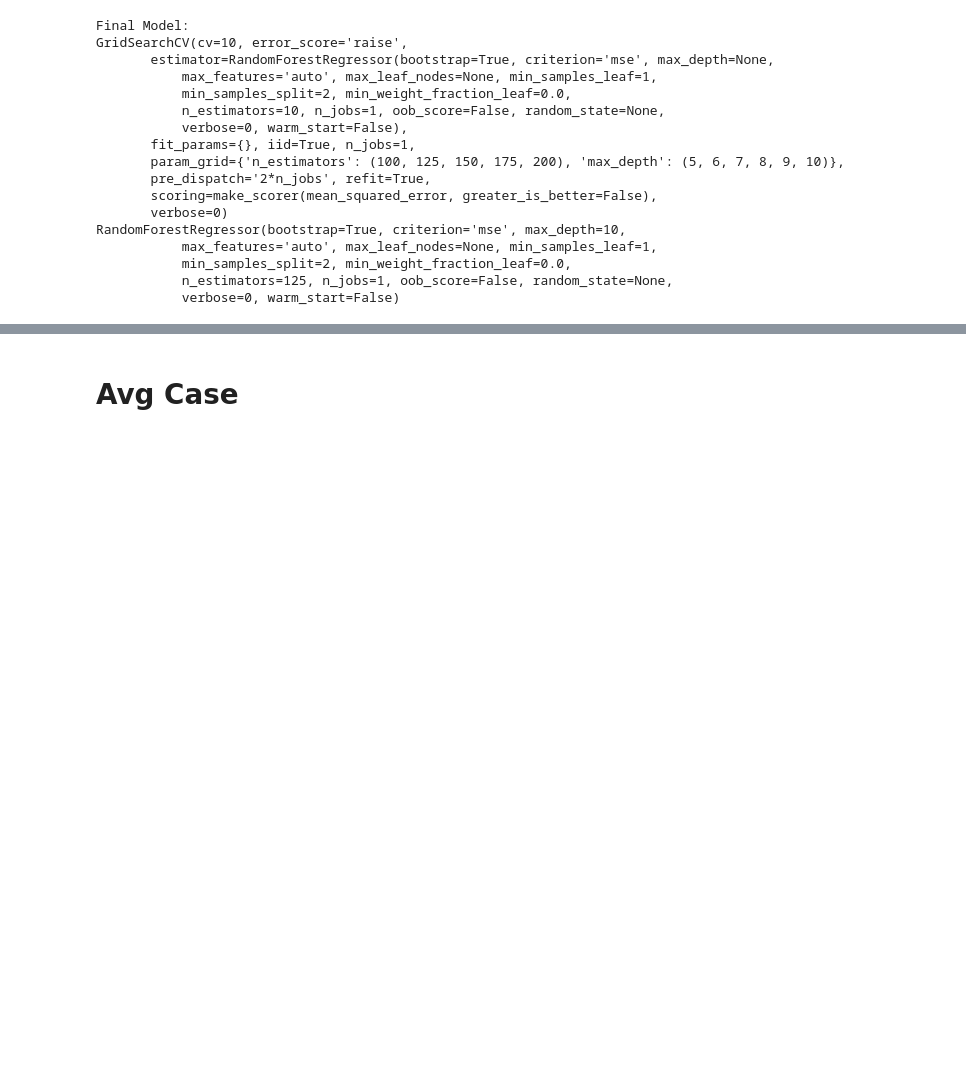
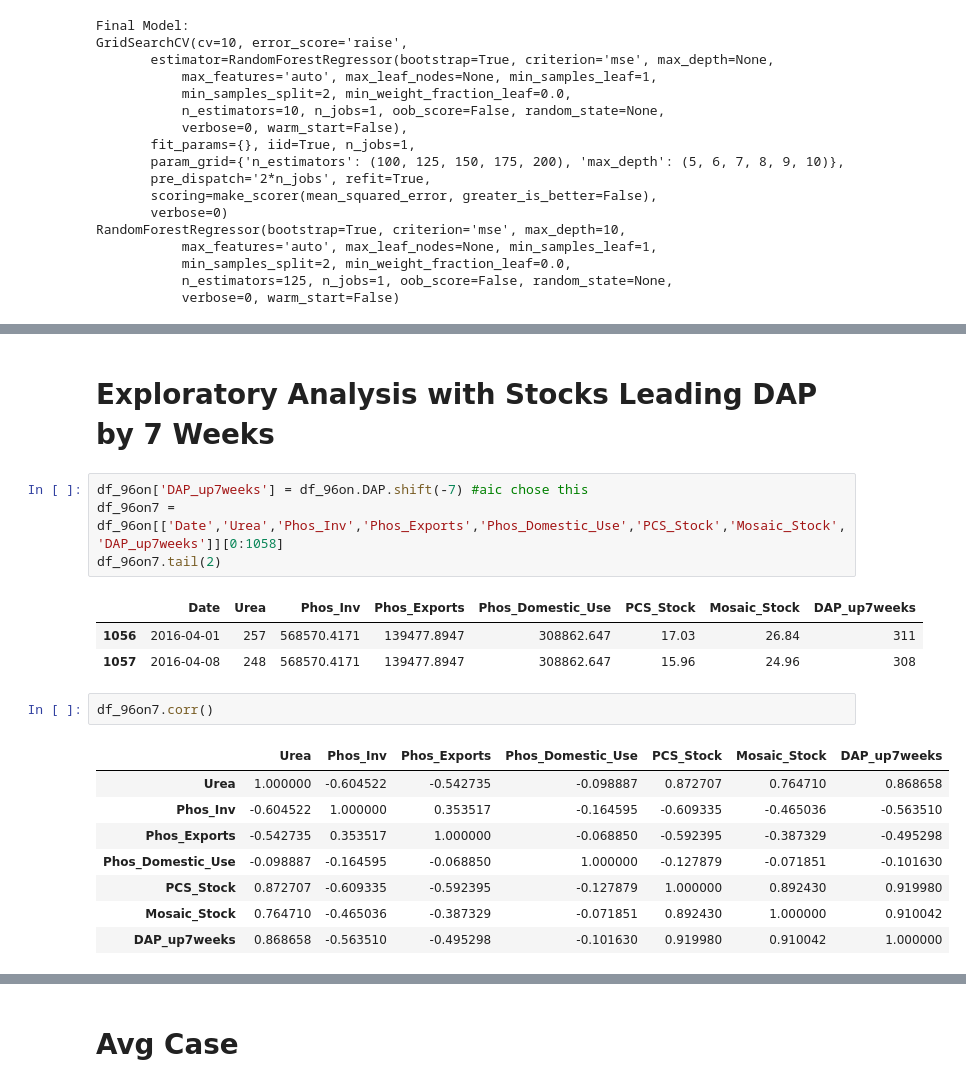
Before and after one commit to stei0792/chspython, a Jupyter notebook: DAP-Predictions/DAP-MAP Predictions May.ipynb, the cells around one changed output, grey strips where cells are left out. Drawn from its saved outputs; the diff is of its cells as text; blank space fills up the shorter version.

```diff
--- a/DAP-Predictions/DAP-MAP Predictions May.ipynb
+++ b/DAP-Predictions/DAP-MAP Predictions May.ipynb
@@ -1609,0 +1620,21 @@ R^2 train: 0.989, test: 0.976
+# %% [markdown]
+# Exploratory Analysis with Stocks Leading DAP by 7 Weeks
+# %%
+df_96on['DAP_up7weeks'] = df_96on.DAP.shift(-7) #aic chose this
+df_96on7 = df_96on[['Date','Urea','Phos_Inv','Phos_Exports','Phos_Domestic_Use','PCS_Stock','Mosaic_Stock','DAP_up7weeks']][0:1058]
+df_96on7.tail(2)
+# %% [output]
+|  | Date | Urea | Phos_Inv | Phos_Exports | Phos_Domestic_Use | PCS_Stock | Mosaic_Stock | DAP_up7weeks |
+| 1056 | 2016-04-01 | 257 | 568570.4171 | 139477.8947 | 308862.647 | 17.03 | 26.84 | 311 |
+| 1057 | 2016-04-08 | 248 | 568570.4171 | 139477.8947 | 308862.647 | 15.96 | 24.96 | 308 |
+# %%
+df_96on7.corr()
+# %% [output]
+|  | Urea | Phos_Inv | Phos_Exports | Phos_Domestic_Use | PCS_Stock | Mosaic_Stock | DAP_up7weeks |
+| Urea | 1.000000 | -0.604522 | -0.542735 | -0.098887 | 0.872707 | 0.764710 | 0.868658 |
+| Phos_Inv | -0.604522 | 1.000000 | 0.353517 | -0.164595 | -0.609335 | -0.465036 | -0.563510 |
+| Phos_Exports | -0.542735 | 0.353517 | 1.000000 | -0.068850 | -0.592395 | -0.387329 | -0.495298 |
+| Phos_Domestic_Use | -0.098887 | -0.164595 | -0.068850 | 1.000000 | -0.127879 | -0.071851 | -0.101630 |
+| PCS_Stock | 0.872707 | -0.609335 | -0.592395 | -0.127879 | 1.000000 | 0.892430 | 0.919980 |
+| Mosaic_Stock | 0.764710 | -0.465036 | -0.387329 | -0.071851 | 0.892430 | 1.000000 | 0.910042 |
+| DAP_up7weeks | 0.868658 | -0.563510 | -0.495298 | -0.101630 | 0.919980 | 0.910042 | 1.000000 |
```
Also changed, not shown: parts of 74 cells of this notebook.
